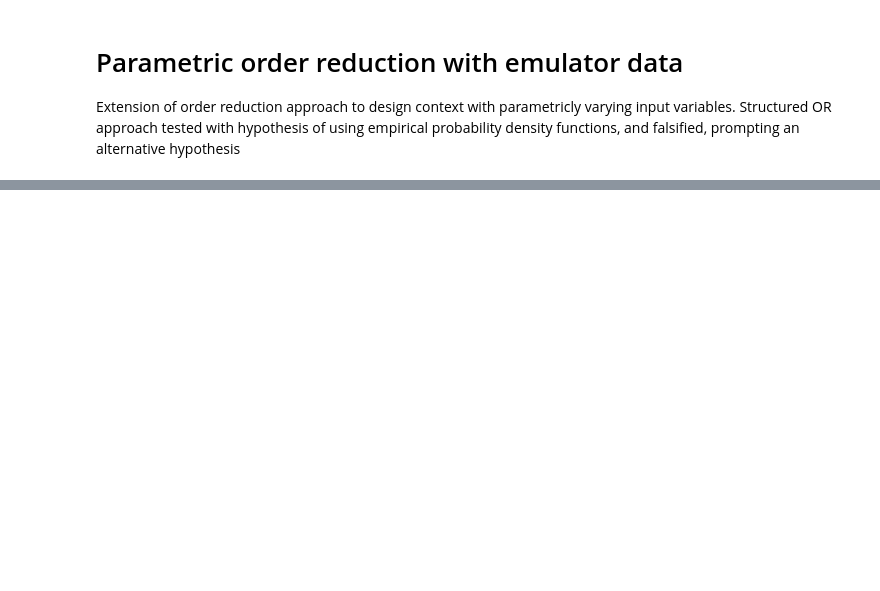
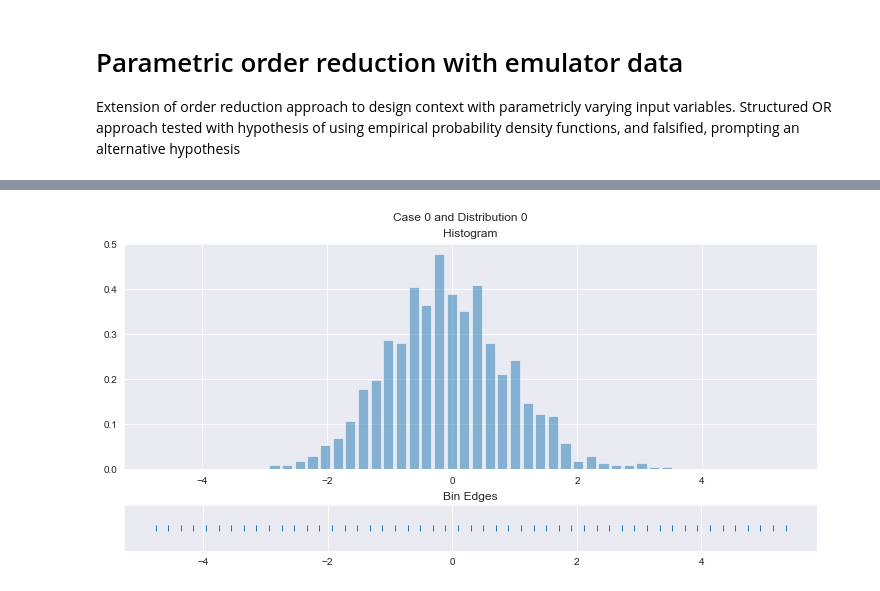
Before and after one commit to acb-code/distribution-surrogates, a Jupyter notebook: 4_emulator_parametric_OR.ipynb, the cells around one changed output, grey strips where cells are left out. Saved outputs shown, nothing was run; the diff lists cells and outputs as text; code cells hidden in the pictures; blank space fills up the shorter version.

```diff
--- a/4_emulator_parametric_OR.ipynb
+++ b/4_emulator_parametric_OR.ipynb
@@ -91,0 +97,42 @@ temp = exp1.dataset
+# %%
+# show error that results from histogram structuring approach
+
+# structuring data across all cases ranges for the histogram bins
+# get full set bins
+raw_data = exp_data.scaled_samples
+split_data_by_case = np.split(raw_data, raw_data.shape[0], axis=0)
+split_data_by_case = [elem[0] for elem in split_data_by_case]
+data_np_dists = np.concatenate(split_data_by_case, axis=0)
+def get_global_bins(arr):
+    _, bins = np.histogram(arr,bins=50)
+    return bins
+epdf_global_bins = np.apply_along_axis(get_global_bins, arr=data_np_dists, axis=0)
+epdf_global_bins = np.split(epdf_global_bins, epdf_global_bins.shape[1], axis=1)
+# structure data accordingly
+split_data_by_dist = np.split(raw_data, raw_data.shape[2], axis=2)
+split_data_by_dist = [elem[:,:,0] for elem in split_data_by_dist]
+# pair bins and data
+paired_data = list(zip(epdf_global_bins, split_data_by_dist))
+# structure data
+# structured_data = [sf.get_epdf_probs(t[1][:,0], t[0][:,0]) for t in paired_data]
+structured_data = [np.apply_along_axis(sf.get_epdf_probs, arr=t[1], bins=t[0][:,0], axis=1) for t in paired_data]
+structured_data = np.stack(structured_data, axis=2)
+# %%
+# plot case with where structuring works as desired
+case_to_plot = 0
+dist_to_plot = 0
+title = "Case " + str(case_to_plot) + " and Distribution " + str(dist_to_plot)
+# plot example of epdf structure
+fig1, ax1 = plt.subplots(2,1, figsize=(10,5), constrained_layout=True, gridspec_kw={'height_ratios':[5,1]})
+ax = ax1.ravel()
+center = ( (epdf_global_bins[dist_to_plot][:-1] + epdf_global_bins[dist_to_plot][1:])/2.0 )[:,0]
+width = (epdf_global_bins[dist_to_plot][1] - epdf_global_bins[dist_to_plot][0])*0.8
+ax[0].bar(center, structured_data[case_to_plot,:,dist_to_plot], alpha=0.5, width=width, label='Probabilities in bins')
+ax[0].set_title("Histogram")
+ax[1].plot(epdf_global_bins[dist_to_plot], np.zeros_like(epdf_global_bins[dist_to_plot]), '|', label='Bin edges')
+ax[1].set_title('Bin Edges')
+ax[1].set_yticks(())
+plt.suptitle(title)
+plot_title = 'Case ' + str(case_to_plot) + ' Distribution ' + str(dist_to_plot) + ' Histogram-Bin-Comparison'
+# %% [output]
+[figure, added]
```
Also changed, not shown: parts of 8 cells of this notebook.
